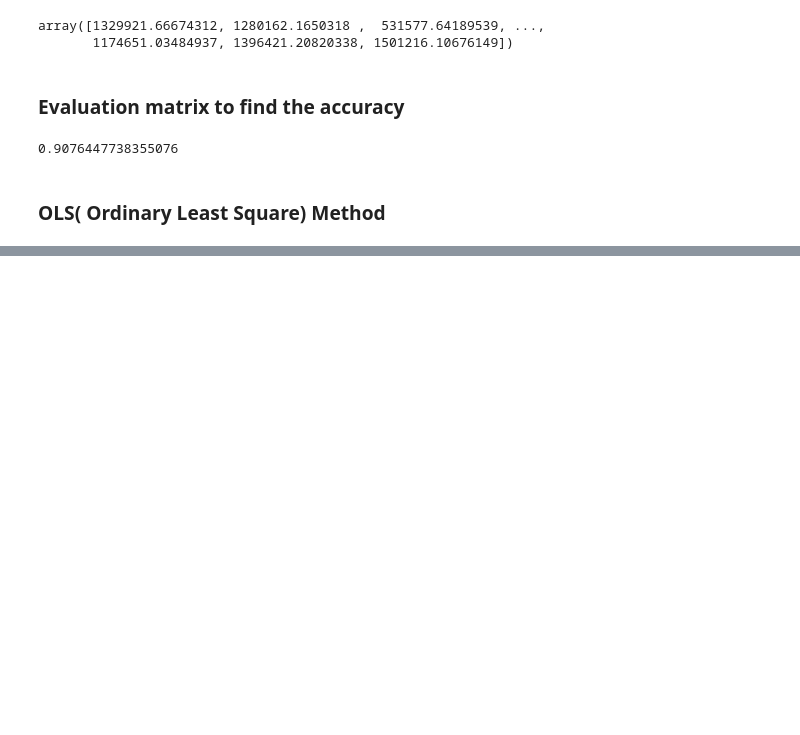
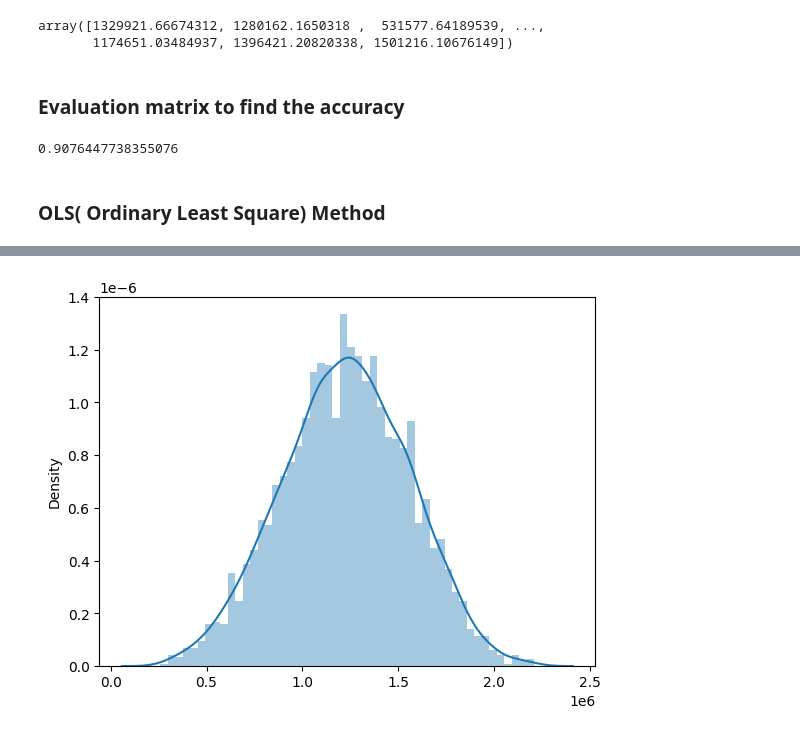
Before and after one commit to Jayshankar10/ML-Projects, a Jupyter notebook: Linear Regression/Notebook/USA Housing Price.ipynb, the cells around one changed output, grey strips where cells are left out. Drawn from its saved outputs; the diff is of its cells as text; code cells hidden in the pictures; blank space fills up the shorter version.

```diff
--- a/Linear Regression/Notebook/USA Housing Price.ipynb
+++ b/Linear Regression/Notebook/USA Housing Price.ipynb
@@ -284,0 +328,5 @@ r2_score(y_test,y_pred)
+# %%
+sns.distplot((y_test,y_pred), bins=50)
+plt.show()
+# %% [output]
+[figure, added]
```
Also changed, not shown: parts of 17 cells of this notebook, 1 other file.
